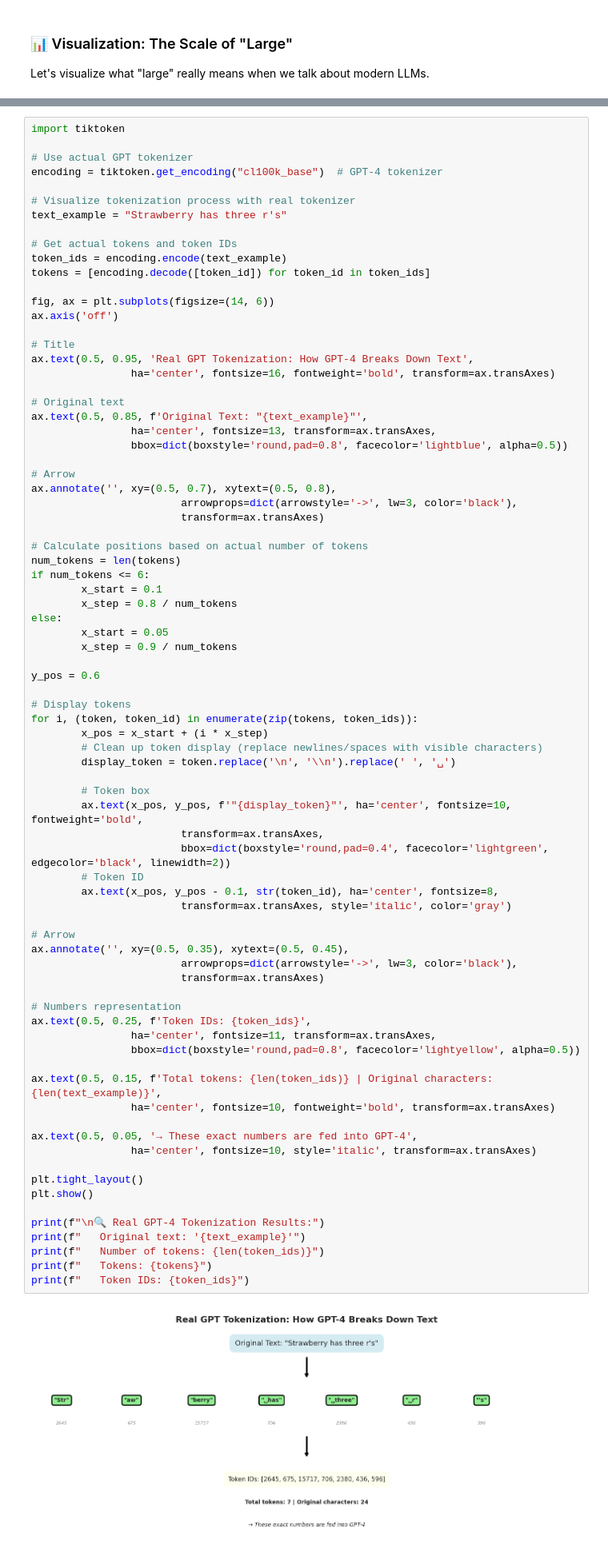
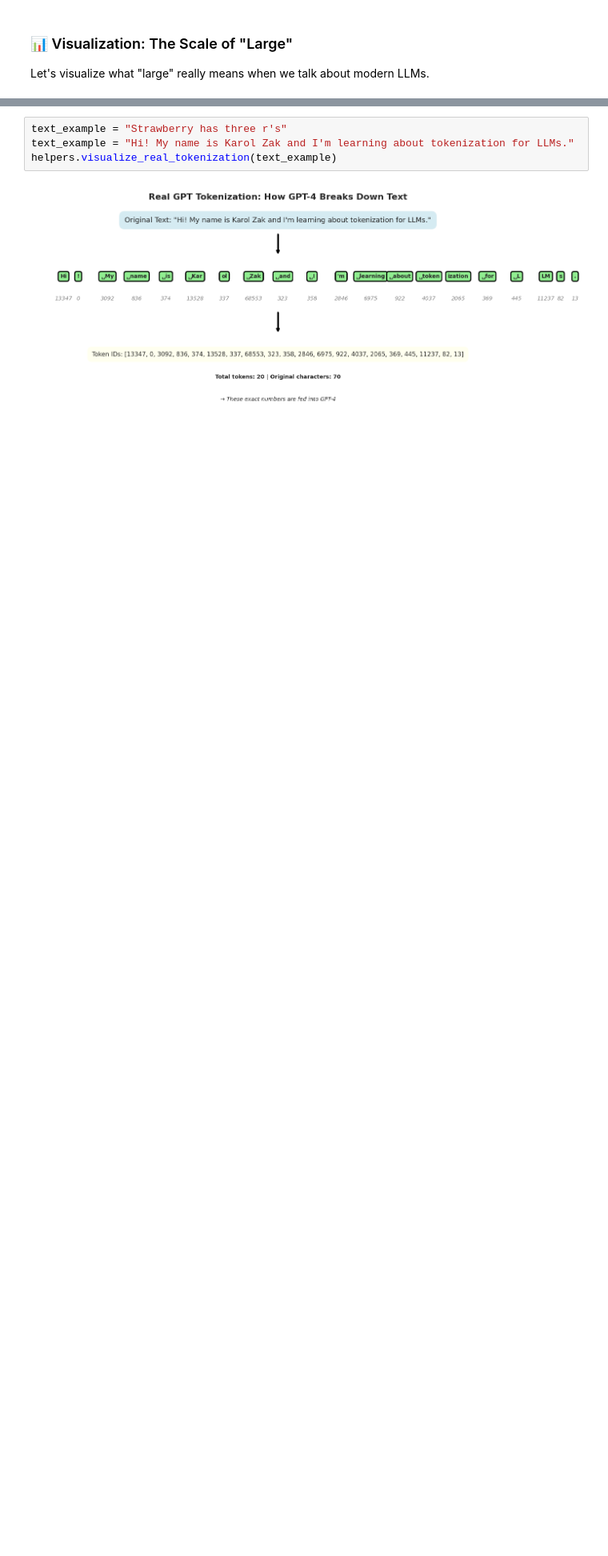
Before and after one commit to karolzak/ml101, a Jupyter notebook: notebooks/04-llm-basics.ipynb, the cells around one changed output, grey strips where cells are left out. Shown at 80% size. Saved outputs shown, nothing was run; the diff lists cells and outputs as text; blank space fills up the shorter version.

Commit message:
add helpers

```diff
--- a/notebooks/04-llm-basics.ipynb
+++ b/notebooks/04-llm-basics.ipynb
@@ -462,84 +178,9 @@ Check yourself -> [GPT Tokenizer](https://platform.openai.com/tokenizer)
 
 **Key Concept:** Text → Tokens → Numbers → Model Processing
 # %%
-import tiktoken
-
-# Use actual GPT tokenizer
-encoding = tiktoken.get_encoding("cl100k_base")  # GPT-4 tokenizer
-
-# Visualize tokenization process with real tokenizer
 text_example = "Strawberry has three r's"
-
-# Get actual tokens and token IDs
-token_ids = encoding.encode(text_example)
-tokens = [encoding.decode([token_id]) for token_id in token_ids]
-
-fig, ax = plt.subplots(figsize=(14, 6))
-ax.axis('off')
-
-# Title
-ax.text(0.5, 0.95, 'Real GPT Tokenization: How GPT-4 Breaks Down Text',
-                ha='center', fontsize=16, fontweight='bold', transform=ax.transAxes)
-
-# Original text
-ax.text(0.5, 0.85, f'Original Text: "{text_example}"',
-                ha='center', fontsize=13, transform=ax.transAxes,
-                bbox=dict(boxstyle='round,pad=0.8', facecolor='lightblue', alpha=0.5))
-
-# Arrow
-ax.annotate('', xy=(0.5, 0.7), xytext=(0.5, 0.8),
-                        arrowprops=dict(arrowstyle='->', lw=3, color='black'),
-                        transform=ax.transAxes)
-
-# Calculate positions based on actual number of tokens
-num_tokens = len(tokens)
-if num_tokens <= 6:
-        x_start = 0.1
-        x_step = 0.8 / num_tokens
-else:
-        x_start = 0.05
-        x_step = 0.9 / num_tokens
-
-y_pos = 0.6
-
-# Display tokens
-for i, (token, token_id) in enumerate(zip(tokens, token_ids)):
-        x_pos = x_start + (i * x_step)
-        # Clean up token display (replace newlines/spaces with visible characters)
-        display_token = token.replace('\n', '\\n').replace(' ', '␣')
-
-        # Token box
-        ax.text(x_pos, y_pos, f'"{display_token}"', ha='center', fontsize=10, fontweight='bold',
-                        transform=ax.transAxes,
-                        bbox=dict(boxstyle='round,pad=0.4', facecolor='lightgreen', edgecolor='black', linewidth=2))
-        # Token ID
-        ax.text(x_pos, y_pos - 0.1, str(token_id), ha='center', fontsize=8,
-                        transform=ax.transAxes, style='italic', color='gray')
-
-# Arrow
-ax.annotate('', xy=(0.5, 0.35), xytext=(0.5, 0.45),
-                        arrowprops=dict(arrowstyle='->', lw=3, color='black'),
-                        transform=ax.transAxes)
-
-# Numbers representation
-ax.text(0.5, 0.25, f'Token IDs: {token_ids}',
-                ha='center', fontsize=11, transform=ax.transAxes,
-                bbox=dict(boxstyle='round,pad=0.8', facecolor='lightyellow', alpha=0.5))
-
-ax.text(0.5, 0.15, f'Total tokens: {len(token_ids)} | Original characters: {len(text_example)}',
-                ha='center', fontsize=10, fontweight='bold', transform=ax.transAxes)
-
-ax.text(0.5, 0.05, '→ These exact numbers are fed into GPT-4',
-                ha='center', fontsize=10, style='italic', transform=ax.transAxes)
-
-plt.tight_layout()
-plt.show()
-
-print(f"\n🔍 Real GPT-4 Tokenization Results:")
-print(f"   Original text: '{text_example}'")
-print(f"   Number of tokens: {len(token_ids)}")
-print(f"   Tokens: {tokens}")
-print(f"   Token IDs: {token_ids}")
+text_example = "Hi! My name is Karol Zak and I'm learning about tokenization for LLMs."
+helpers.visualize_real_tokenization(text_example)
 # %% [output]
-[figure, old version]
+[figure, new version]
 🔍 Real GPT-4 Tokenization Results:
```
Also changed, not shown: parts of 13 cells of this notebook, 1 other file.
